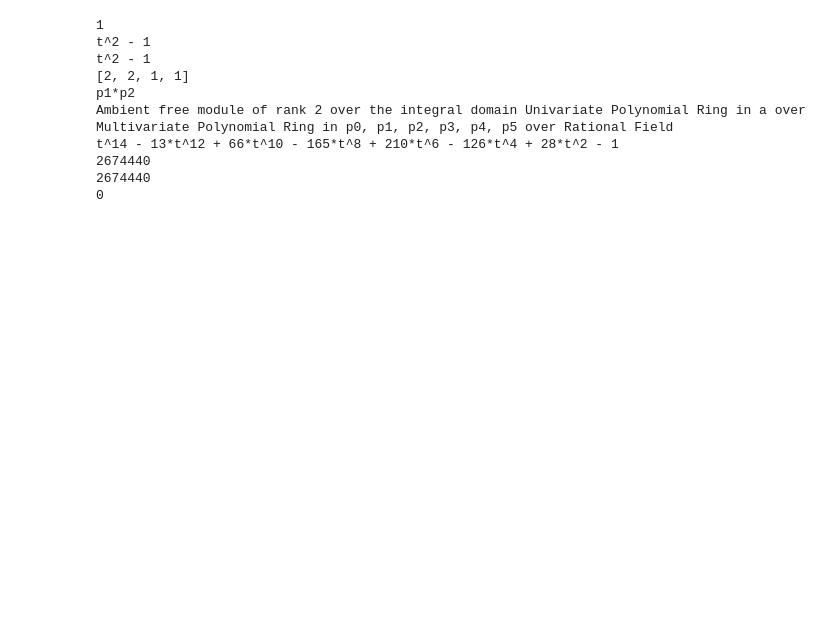
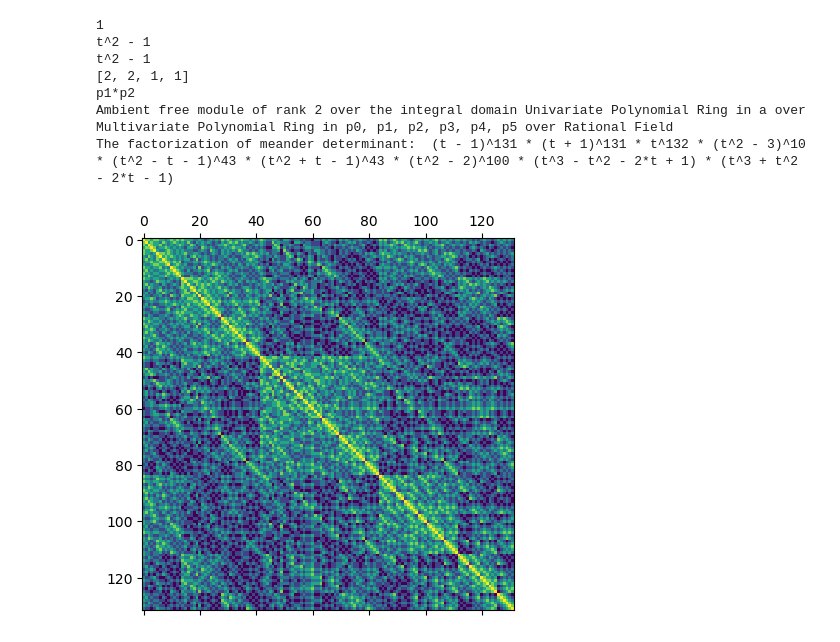
Before and after one commit to nikolaifriedberg/Thesis-stuff, a Jupyter notebook: testing.ipynb, the cells around one changed output. Saved outputs shown, nothing was run; the diff lists cells and outputs as text; code cells hidden in the pictures; blank space fills up the shorter version.

Commit message:
fixed determinant

```diff
--- a/testing.ipynb
+++ b/testing.ipynb
@@ -170,17 +170,31 @@ def DFChebyshev(gen, k):
 def c_nh(n, h):
     return comb(n,(n-h)/2, exact=true) - comb(n, (n-h)/2 - 1, exact=true)
 
-def meanderDeterminant(M):
-    R = PolynomialRing(ZZ, 't')
+def meanderDeterminant(M, n):
+    R = PolynomialRing(QQ, 't')
     t = R.gen();
     mu = (t)
-    n = len(M)
     ret = DFChebyshev(mu, 0)
     for i in range(n):
         m = i+1
-        ret *= DFChebyshev(mu, i+1)^(c_nh(2*n,2*m)-c_nh(2*n,2*m+2))
+        ret *= DFChebyshev(mu, m)^(c_nh(2*n,2*m)-c_nh(2*n,2*m+2))
     return ret
 
+def terms(M, col = 1, row = 1):
+    return [x[:col-1] + x[col:] for x in M[0:row-1] + M[row:]]
+
+def detNxN(M):
+    N = len(M[0])
+
+    if (N == 2):
+        M = np.array(M)
+        return M[0][0] * M[1,1] - M[0][1] * M[1][0]
+
+    else:
+        rowValues = M[:1][0]
+        colsSigns = [1 if (col % 2 == 0) else -1 for col in range(N)]
+        colsDets = [detNxN(terms(M, col + 1)) for col in range(N)]
+        return sum([rowValues[col] * colsSigns[col] * colsDets[col] for col in range(N)])
 
 #m = Meander(y, x.reverse());
 #print(m.topPerm);
@@ -200,42 +214,50 @@ R = PolynomialRing(QQ, 't')
 #print(R)
 t = R.gen();
 mu = (t)
 #print(mu^catalan_number(3))
 a = chebyshev_U(0, mu)
 b = chebyshev_U(2, mu/2)
 print(a)
 print(b)
 c = a*b
 print(c)
 x=DyckWord("(())()")
 y=DyckWord("()()()")
 m=Meander(x,y)
 print(m.getCycleType())
 print(stanleyPoly(m))
 p = PolynomialRing(QQ, m.size, "p")
 test = p["a"]^2
 print(test)
-M = meanderMatrix(4)
-# H = stanleyMatrix(4)
+M = meanderMatrix(6)
+plt.matshow(M)
+# print(detNxN(M))
+dM = meanderDeterminant(M, 6)
+# print(dM)
+# print(dM(0))
+print("The factorization of meander determinant: ", dM.factor())
+H = stanleyMatrix(4)
+# dH = detNxN(H)
+# print(dH)
+# print(dH.factor())
 # for row in H:
     # print(row)
 # P, L, U = scipy.linalg.lu(M)
 # res = np.prod(np.diag(U))
 # print(res)
-print(DFChebyshev(mu, 14))
-# for m in range(14):
-    # print(c_nh(2*14,2*m)-c_nh(2*14,2*m+2))
-print(c_nh(28,0))
-print(catalan_number(14))
-print(c_nh(28,30))
+# print(DFChebyshev(mu, 14))
+# for m in range(5):
+    # print(c_nh(2*5,2*m)-c_nh(2*5,2*m+2))
+# print(c_nh(28,0))
+# print(catalan_number(14))
+# print(c_nh(28,30))
+# print(comb(5,-1))
 # %% [output]
 1
 t^2 - 1
 t^2 - 1
 [2, 2, 1, 1]
 p1*p2
 Ambient free module of rank 2 over the integral domain Univariate Polynomial Ring in a over Multivariate Polynomial Ring in p0, p1, p2, p3, p4, p5 over Rational Field
-t^14 - 13*t^12 + 66*t^10 - 165*t^8 + 210*t^6 - 126*t^4 + 28*t^2 - 1
-2674440
-2674440
-0
+The factorization of meander determinant:  (t - 1)^131 * (t + 1)^131 * t^132 * (t^2 - 3)^10 * (t^2 - t - 1)^43 * (t^2 + t - 1)^43 * (t^2 - 2)^100 * (t^3 - t^2 - 2*t + 1) * (t^3 + t^2 - 2*t - 1)
+[figure, added]
```
